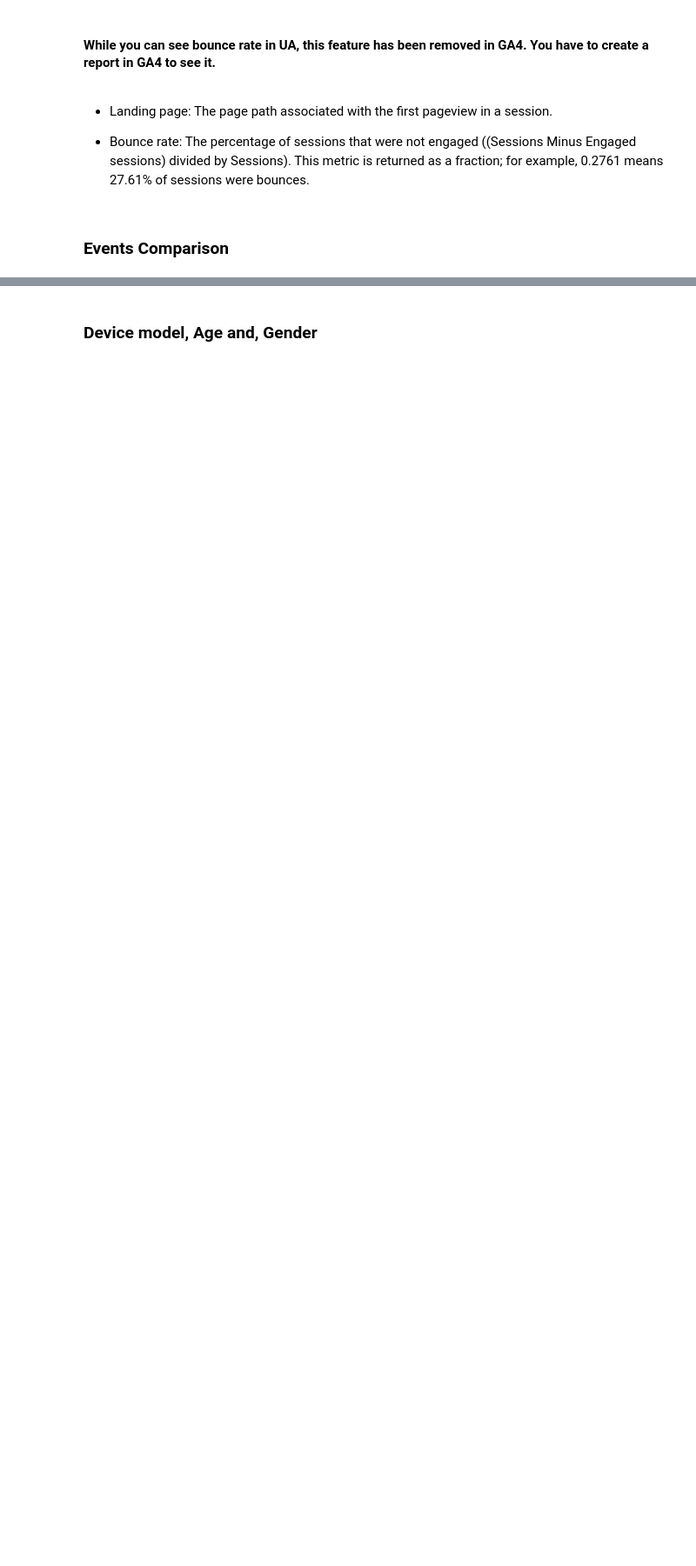
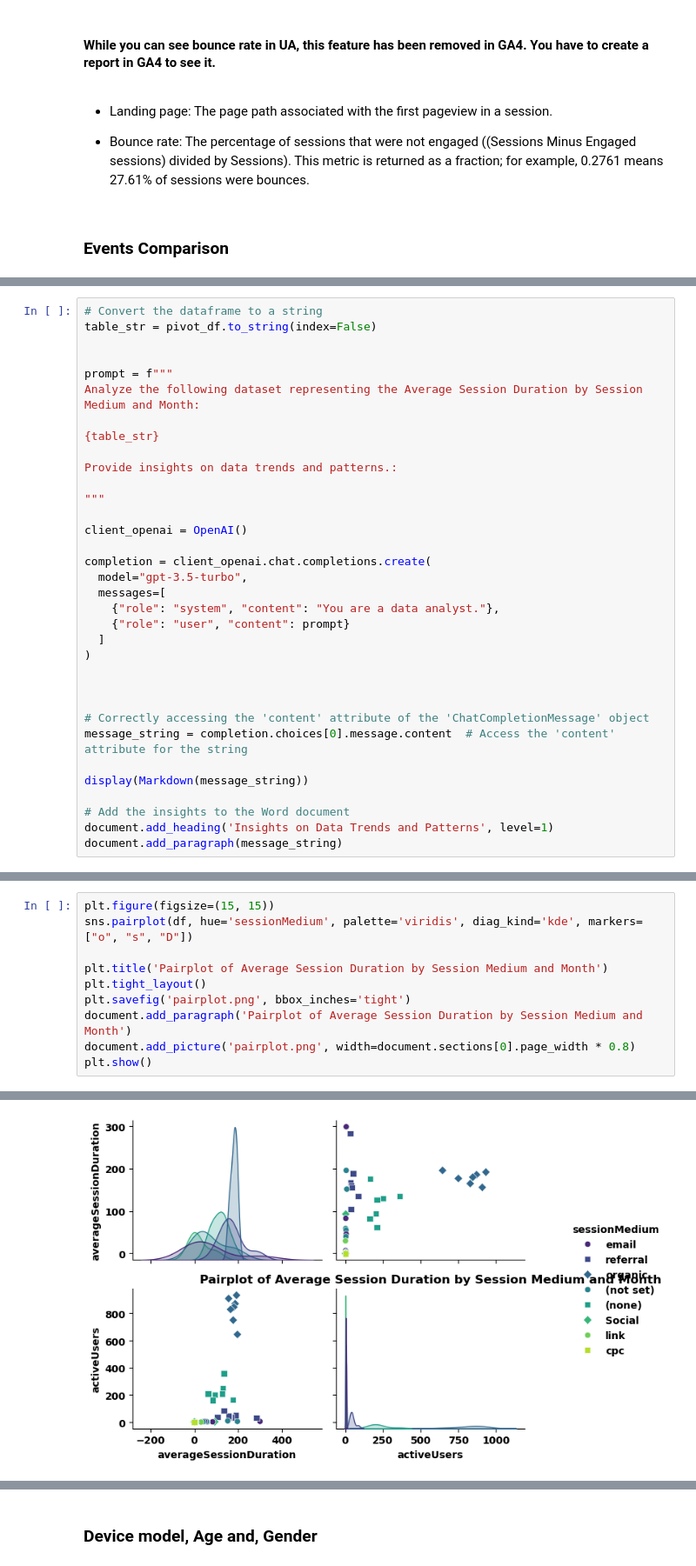
Before and after one commit to botchavs/ga4python3, a Jupyter notebook: GA4-python-automation.ipynb, the cells around one changed output, grey strips where cells are left out. Shown: that part at 87% size. Cells and saved outputs as stored; diff of their text form; blank space fills up the shorter version.

```diff
--- a/GA4-python-automation.ipynb
+++ b/GA4-python-automation.ipynb
@@ -500,0 +527,34 @@ plt.show()
+# %%
+# Convert the dataframe to a string
+table_str = pivot_df.to_string(index=False)
+
+
+prompt = f"""
+Analyze the following dataset representing the Average Session Duration by Session Medium and Month:
+
+{table_str}
+
+Provide insights on data trends and patterns.:
+
+"""
+
+client_openai = OpenAI()
+
+completion = client_openai.chat.completions.create(
+  model="gpt-3.5-turbo",
+  messages=[
+    {"role": "system", "content": "You are a data analyst."},
+    {"role": "user", "content": prompt}
+  ]
+)
+
+
+
+# Correctly accessing the 'content' attribute of the 'ChatCompletionMessage' object
+message_string = completion.choices[0].message.content  # Access the 'content' attribute for the string
+
+display(Markdown(message_string))
+
+# Add the insights to the Word document
+document.add_heading('Insights on Data Trends and Patterns', level=1)
+document.add_paragraph(message_string)
@@ -500,0 +584,11 @@ plt.show()
+# %%
+plt.figure(figsize=(15, 15))
+sns.pairplot(df, hue='sessionMedium', palette='viridis', diag_kind='kde', markers=["o", "s", "D"])
+
+plt.title('Pairplot of Average Session Duration by Session Medium and Month')
+plt.tight_layout()
+plt.savefig('pairplot.png', bbox_inches='tight')
+document.add_paragraph('Pairplot of Average Session Duration by Session Medium and Month')
+document.add_picture('pairplot.png', width=document.sections[0].page_width * 0.8)
+plt.show()
+# %% [output]
@@ -500,0 +600 @@ plt.show()
+[figure, added]
```
Also changed, not shown: parts of 51 cells of this notebook, 1 other file.
